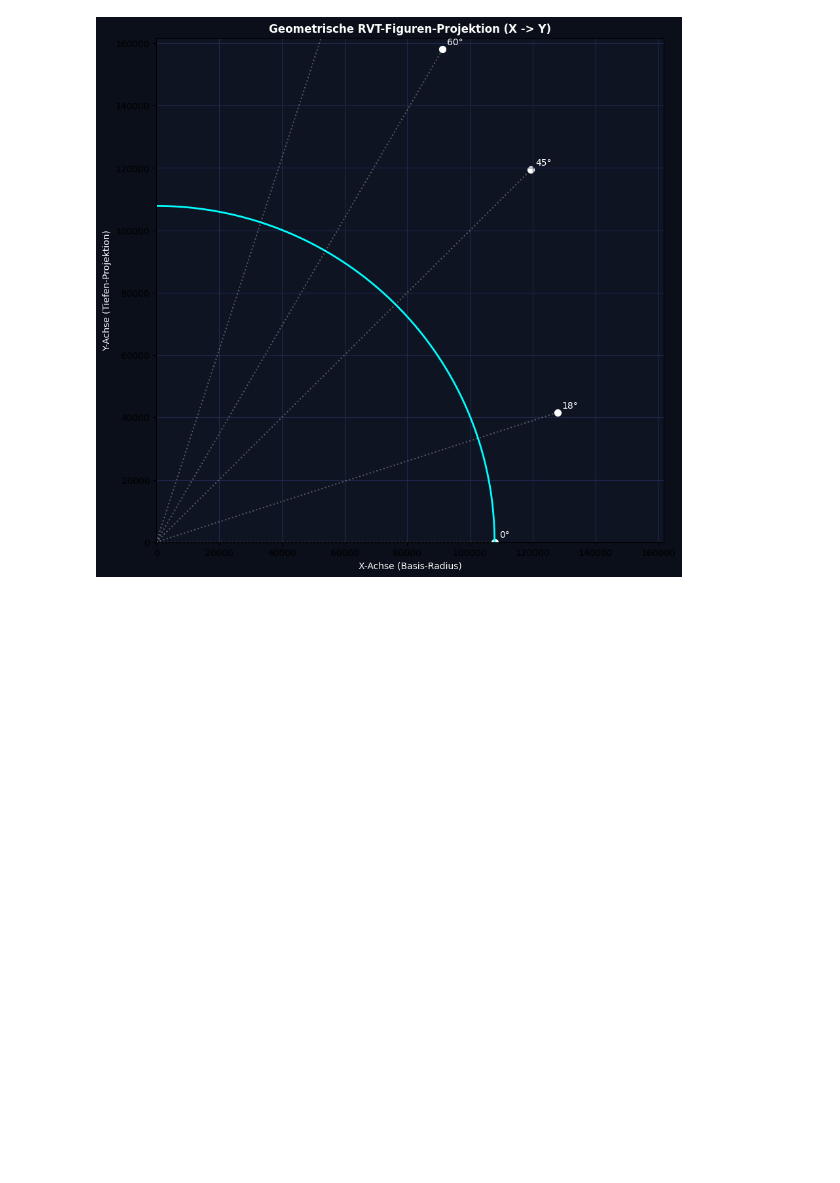
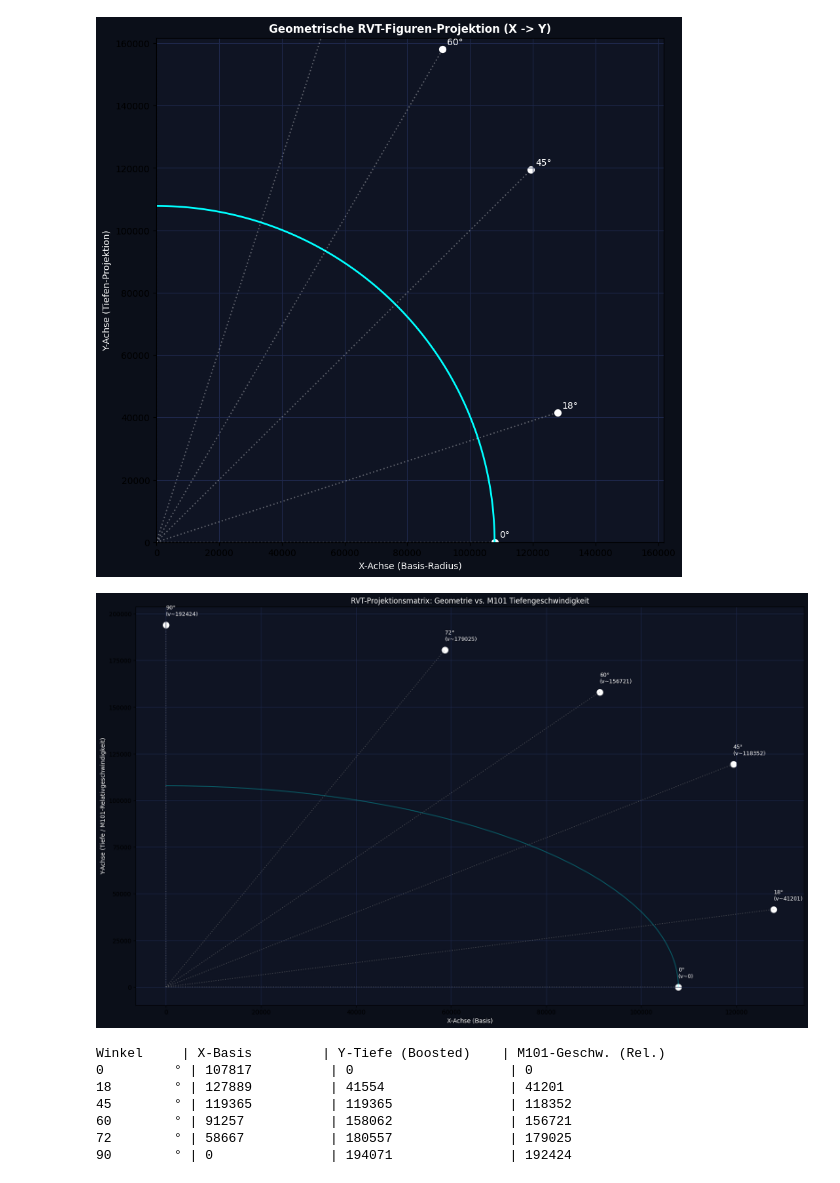
Before and after one commit to Kratzramanis/RVT-Verification, a Jupyter notebook: NGC_891_M101_3D_to_2D_varianz.ipynb, the cells around one changed output. Saved outputs shown, nothing was run; the diff lists cells and outputs as text; code cells hidden in the pictures; blank space fills up the shorter version.

```diff
--- a/NGC_891_M101_3D_to_2D_varianz.ipynb
+++ b/NGC_891_M101_3D_to_2D_varianz.ipynb
@@ -1055,3 +1055,64 @@ ax.grid(True, color='#1f294d')
 plt.show()
 # %% [output]
 [figure]
+# %%
+import numpy as np
+import matplotlib.pyplot as plt
+
+# 1. PHYSIKALISCHE REFERENZ: M101 GESCHWINDIGKEITSKURVE
+R_tats = 105995
+def get_m101_velocity(r_val):
+    return np.sqrt(1 * r_val) * np.sqrt(R_tats)
+
+# 2. RVT-TRANSFORMATION UND BOOST
+def rvt_boost(i_deg):
+    return 1 + 0.8 * np.sin(np.radians(i_deg))
+
+inclinations = [0, 18, 45, 60, 72, 90]
+R_max = 107817
+
+# Visualisierung: Geometrie + Physikalische Tiefe
+fig = plt.figure(figsize=(20, 12), facecolor='#0b0f19')
+ax = fig.add_subplot(111, facecolor='#0f1423')
+
+# Bogen ziehen (0 Grad X-Achse zu 90 Grad Y-Achse)
+theta = np.linspace(0, np.pi/2, 100)
+ax.plot(R_max * np.cos(theta), R_max * np.sin(theta), color='cyan', alpha=0.3, label='Geometrischer Pfad')
+
+for inc in inclinations:
+    # Boosted Radius als Tiefenkomponente
+    boost = rvt_boost(inc)
+    # Mapping: 0 deg = X-Max, 90 deg = Y-Max
+    x_val = R_max * np.cos(np.radians(inc)) * boost
+    y_val = R_max * np.sin(np.radians(inc)) * boost
+
+    # M101 Geschwindigkeits-Referenz als Skalierung der Tiefen-Tiefe
+    v_ref = get_m101_velocity(R_max) * (y_val / R_max)
+
+    ax.scatter(x_val, y_val, color='white', s=100)
+    ax.text(x_val, y_val + 5000, f'{inc}°\n(v~{v_ref:.0f})', color='white', fontsize=9)
+    ax.plot([0, x_val], [0, y_val], color='gray', linestyle=':', alpha=0.5)
+
+ax.set_title('RVT-Projektionsmatrix: Geometrie vs. M101 Tiefengeschwindigkeit', color='white')
+ax.set_xlabel('X-Achse (Basis)', color='white')
+ax.set_ylabel('Y-Achse (Tiefe / M101-Relativgeschwindigkeit)', color='white')
+ax.grid(True, color='#1f294d')
+plt.show()
+
+# Ausgabe der korrigierten Werte
+print(f"{'Winkel':<10} | {'X-Basis':<15} | {'Y-Tiefe (Boosted)':<20} | {'M101-Geschw. (Rel.)'}")
+for inc in inclinations:
+    b = rvt_boost(inc)
+    x = R_max * np.cos(np.radians(inc)) * b
+    y = R_max * np.sin(np.radians(inc)) * b
+    v = get_m101_velocity(R_max) * (y / R_max)
+    print(f"{inc:<10}° | {x:<15.0f} | {y:<20.0f} | {v:.0f}")
+# %% [output]
+[figure, added]
+Winkel     | X-Basis         | Y-Tiefe (Boosted)    | M101-Geschw. (Rel.)
+0         ° | 107817          | 0                    | 0
+18        ° | 127889          | 41554                | 41201
+45        ° | 119365          | 119365               | 118352
+60        ° | 91257           | 158062               | 156721
+72        ° | 58667           | 180557               | 179025
+90        ° | 0               | 194071               | 192424
```
